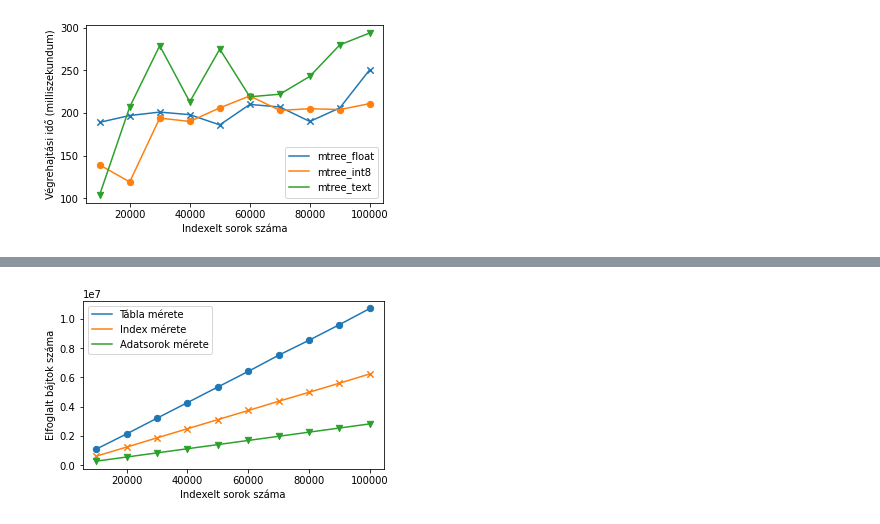
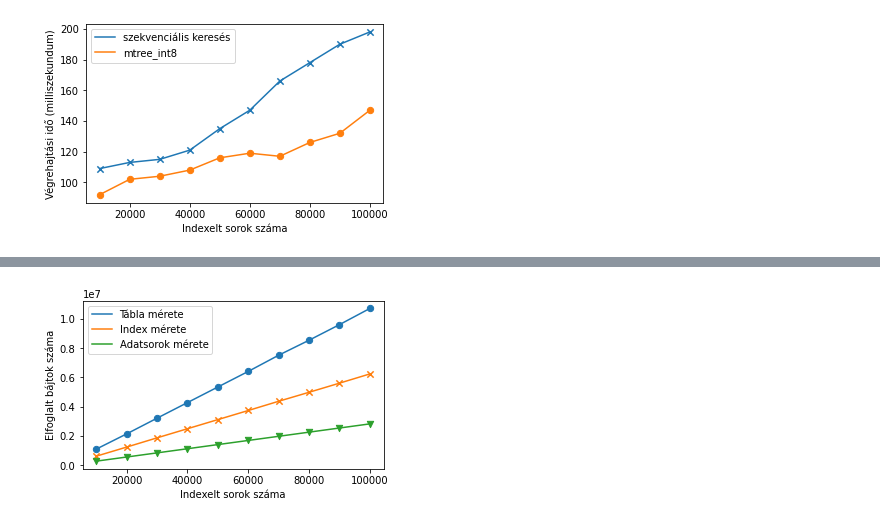
Before and after one commit to ggombos/mtree, a Jupyter notebook: notebooks/scalability_figure.ipynb, the cells around one changed output, grey strips where cells are left out. Cells and saved outputs as stored; diff of their text form; code cells hidden in the pictures.

Commit message:
Figures

```diff
--- a/notebooks/scalability_figure.ipynb
+++ b/notebooks/scalability_figure.ipynb
@@ -33,28 +59,26 @@ plt.savefig(os.path.expanduser('~/Downloads/mtree_create_index.pdf'))
 # %%
 from matplotlib import pyplot as plt
 import os
 
 row_numbers = [rn for rn in range(10000, 100001, 10000)]
 
-mtree_float_y = [189,197,201,198,186,210,207,190,206,251]
-mtree_int8_y  = [139,119,194,190,206,220,203,205,204,211]
-mtree_text_y  = [104,207,279,213,275,219,222,243,280,294]
+seq_scan_int8  = [109,113,115,121,135,147,166,178,190,198]
+
+mtree_int8_y  = [92,102,104,108,116,119,117,126,132,147]
 
 plt.figure(figsize=(BASE_FIGURE_SIZE * GOLDEN_RATIO, BASE_FIGURE_SIZE), layout='constrained')
 plt.grid(False)
 
-plt.scatter(row_numbers, mtree_float_y, MARKER_SIZE, marker='x')
-plt.scatter(row_numbers, mtree_int8_y,  MARKER_SIZE, marker='o')
-plt.scatter(row_numbers, mtree_text_y,  MARKER_SIZE, marker='v')
+plt.scatter(row_numbers, seq_scan_int8,  MARKER_SIZE, marker='x')
+plt.scatter(row_numbers, mtree_int8_y,   MARKER_SIZE, marker='o')
 
-plt.plot(row_numbers, mtree_float_y, label='mtree_float')
-plt.plot(row_numbers, mtree_int8_y,  label='mtree_int8')
-plt.plot(row_numbers, mtree_text_y,  label='mtree_text')
+plt.plot(row_numbers, seq_scan_int8,  label='szekvenciális keresés')
+plt.plot(row_numbers, mtree_int8_y,   label='mtree_int8')
 
 plt.xlabel('Indexelt sorok száma')
 plt.ylabel('Végrehajtási idő (milliszekundum)')
 plt.legend()
 
-plt.savefig(os.path.expanduser('~/Downloads/mtree_query.pdf'))
+plt.savefig(os.path.expanduser('~/Downloads/mtree_query_int8.pdf'))
 # %% [output]
-[figure, old version]
+[figure, new version]
```
Also changed, not shown: parts of 4 cells of this notebook, 1 other file.
